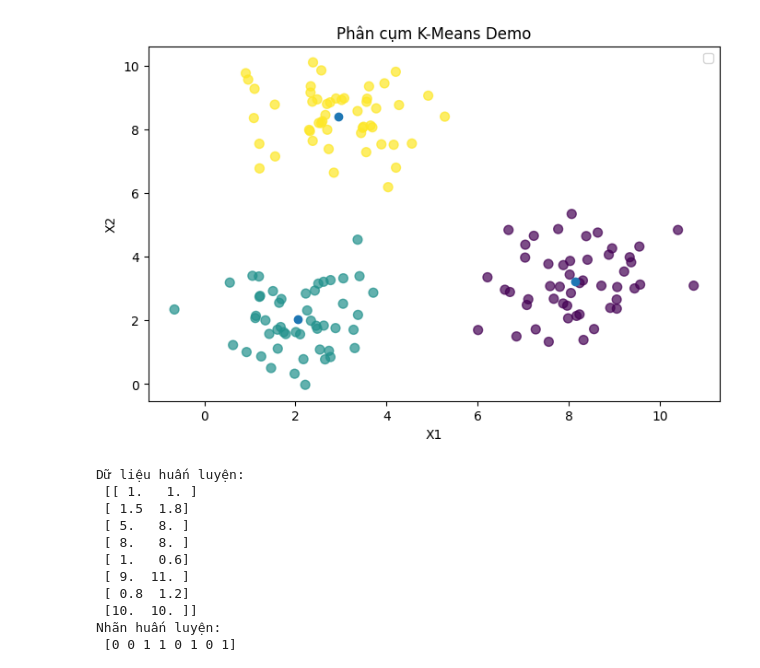
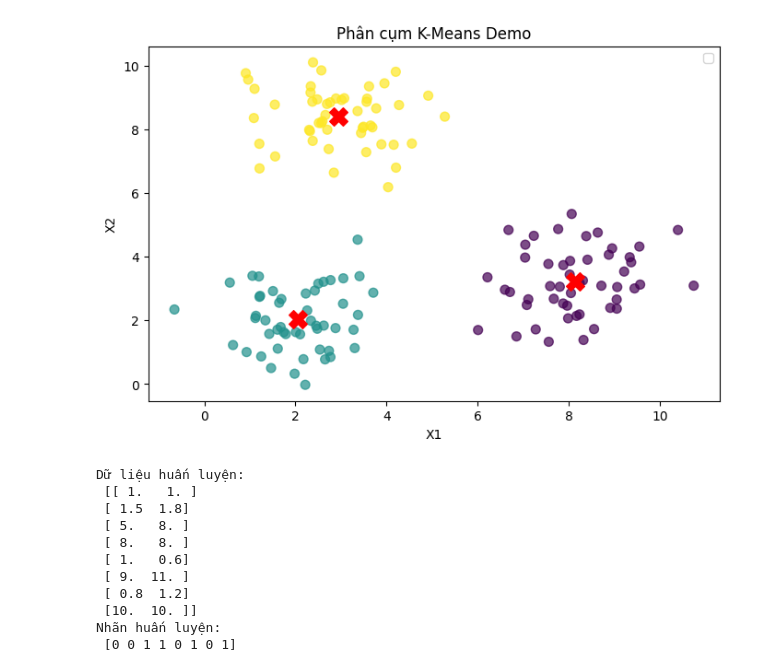
Before and after one commit to kaitz2981-ux/TTNT-Tuan03, a Jupyter notebook: Tuan5.ipynb, the cells around one changed output. Cells and saved outputs as stored; diff of their text form; code cells hidden in the pictures.

```diff
--- a/Tuan5.ipynb
+++ b/Tuan5.ipynb
@@ -67,35 +67,36 @@ class KMeans:
         return sum(distances) == 0
 
     def predict(self, X):
         """Dự đoán cluster cho các điểm mới hoặc điểm huấn luyện."""
         return self._create_clusters(X)
 if __name__ == '__main__':
     X = np.concatenate([
         np.random.normal(loc=[2, 2], scale=1, size=(50, 2)),
         np.random.normal(loc=[8, 3], scale=1, size=(50, 2)),
         np.random.normal(loc=[3, 8], scale=1, size=(50, 2))
     ])
 
     kmeans = KMeans(k=3, random_state=42)
     kmeans.fit(X)
 
     clusters = kmeans.predict(X)
 
     try:
         import matplotlib.pyplot as plt
         plt.figure(figsize=(8, 5))
         plt.scatter(X[:, 0], X[:, 1], c=clusters, cmap='viridis', s=50, alpha=0.7)
-        plt.scatter(kmeans.centroids[:, 0], kmeans.centroids[:, 1])
+        plt.scatter(kmeans.centroids[:, 0], kmeans.centroids[:, 1],
+                    marker='X', s=200, c='red')
         plt.title("Phân cụm K-Means Demo")
         plt.xlabel("X1")
         plt.ylabel("X2")
         plt.legend()
         plt.show()
     except ImportError:
         print("\nCần thư viện Matplotlib để trực quan hóa.")
         print("Centroids cuối cùng:\n", kmeans.centroids)
 # %% [output]
-[figure, old version]
+[figure, new version]
 # %%
 import numpy as np
 from collections import Counter
```
Also changed, not shown: parts of 1 cell of this notebook.
